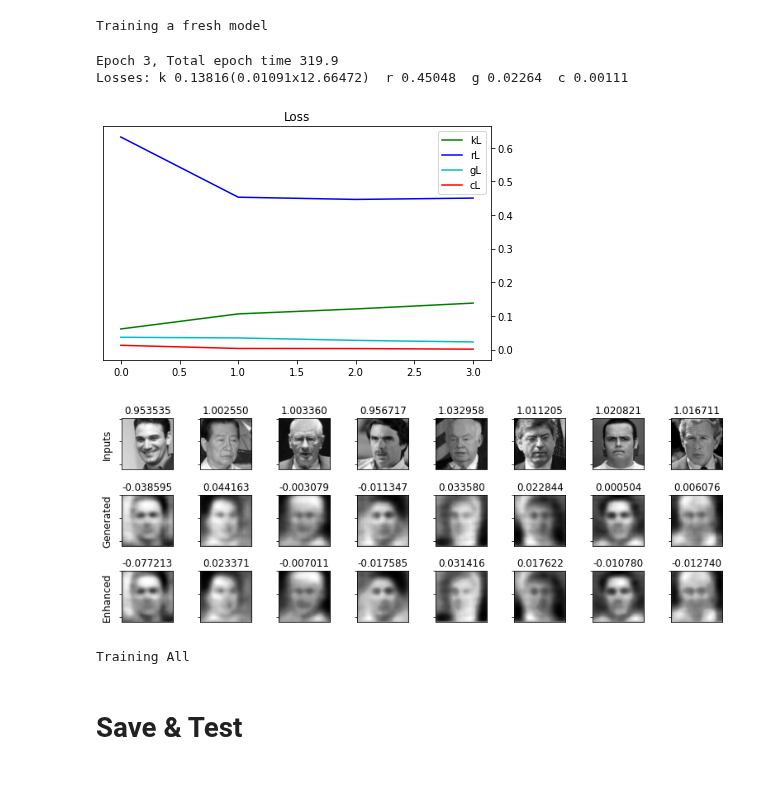
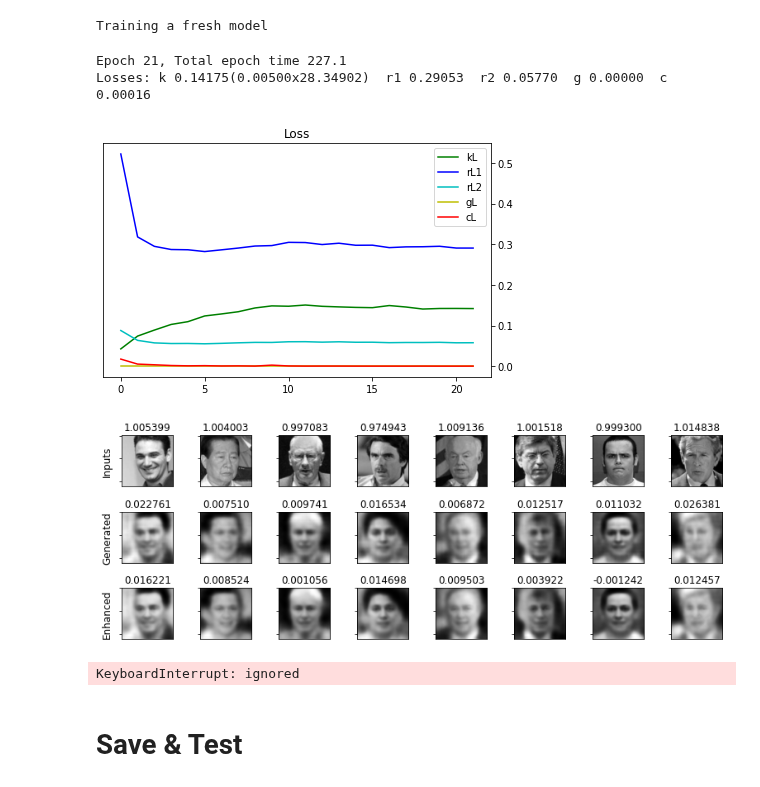
Before and after one commit to willtc111/StoicNet, a Jupyter notebook: Trainer.ipynb, the cells around one changed output. Drawn from its saved outputs; the diff is of its cells as text; code cells hidden in the pictures.

Commit message:
Getting slightly better images with residual and just MSE!

```diff
--- a/Trainer.ipynb
+++ b/Trainer.ipynb
@@ -274,18 +271,18 @@ class Enhancer(tf.keras.Model):
             tf.keras.layers.Conv2D(
                 filters=num_filters, kernel_size=3, strides=(1, 1), padding="SAME", use_bias=False, kernel_initializer=init),
             tf.keras.layers.BatchNormalization(),
-            tf.keras.layers.ReLU(),
+            tf.keras.layers.PReLU(),
         ], name="grow")
 
         self.enhance1 = tf.keras.models.Sequential(layers=[
             tf.keras.layers.InputLayer(input_shape=(IMG_HEIGHT, IMG_WIDTH, num_filters)),
 
-            tf.keras.layers.Conv2D(
+            tf.keras.layers.Conv2DTranspose(
                 filters=num_filters, kernel_size=3, strides=(1,1), padding="SAME", use_bias=False, kernel_initializer=init),
             tf.keras.layers.BatchNormalization(),
             tf.keras.layers.ReLU(),
 
-            tf.keras.layers.Conv2D(
+            tf.keras.layers.Conv2DTranspose(
                 filters=num_filters, kernel_size=3, strides=(1, 1), padding="SAME", use_bias=False, kernel_initializer=init),
             tf.keras.layers.BatchNormalization(),
         ], name="enhance1")
@@ -296,12 +293,12 @@ class Enhancer(tf.keras.Model):
             tf.keras.layers.InputLayer(input_shape=(IMG_HEIGHT, IMG_WIDTH, num_filters)),
             tf.keras.layers.ReLU(),
 
-            tf.keras.layers.Conv2D(
+            tf.keras.layers.Conv2DTranspose(
                 filters=num_filters, kernel_size=3, strides=(1,1), padding="SAME", use_bias=False, kernel_initializer=init),
             tf.keras.layers.BatchNormalization(),
             tf.keras.layers.ReLU(),
 
-            tf.keras.layers.Conv2D(
+            tf.keras.layers.Conv2DTranspose(
                 filters=num_filters, kernel_size=3, strides=(1, 1), padding="SAME", use_bias=False, kernel_initializer=init),
             tf.keras.layers.BatchNormalization(),
         ], name="enhance2")
@@ -577,13 +552,14 @@ def display_imgs_ratings(test_input, epoch=-1):
 
 
 def plot_ALL_loss(ls):
-    kl, rl, gl, cl = zip(*ls)
+    kl, rl1, rl2, gl, cl = zip(*ls)
     fig = plt.figure()
     ax = fig.add_subplot(111)
     ax.yaxis.tick_right()
     plt.plot(kl, '-g', label='kL')
-    plt.plot(rl, '-b', label='rL')
-    plt.plot(gl, '-c', label='gL')
+    plt.plot(rl1, '-b', label='rL1')
+    plt.plot(rl2, '-c', label='rL2')
+    plt.plot(gl, '-y', label='gL')
     plt.plot(cl, '-r', label='cL')
     plt.title("Loss")
     plt.legend()
@@ -672,7 +648,7 @@ critic built
 FRESH = True
 if not FRESH:
     load_StoicNet("TEMP_SAVE")
-    startEpoch = 90
+    startEpoch = 20
     print("Training loaded model from epoch {}".format(startEpoch))
 else:
     print("Training a fresh model")
@@ -681,28 +657,30 @@ else:
 Training a fresh model
 # %%
 # Wkl (aka beta) weighs KL Divergence loss, limiting encoding capacity
-Wkl = tf.convert_to_tensor(0.03, dtype=tf.float32)
-max_Wkl = 0.03
+Wkl = tf.convert_to_tensor(0.005, dtype=tf.float32)
+max_Wkl = 0.005
 Wkl_ramp_start = -1   # Ramps up
 Wkl_ramp_end = 10
 # Tried:
 # 0.001 (too low with Wrl=5, Wgl=1)
 # 0.01 ( better  with Wrl=5, Wgl=0.5)
 # 0.05 (too high with Wrl=5, Wgl=0.25)
-# 0.03 ( ______  with Wrl=5, Wgl=0.25)
+# 0.03 (too high with Wrl=5, Wgl=0.25)
+# 0.02 (too high with Wrl=5, Wgl=0 -> .75)(enhancing)
+# 0.005 (too high with Wrl=5, Wgl=0 -> .75)(enhancing)
 
 
-# Wrl weighs reconstruction loss
+# Wrl weighs reconstruction loss 1
 Wrl = tf.convert_to_tensor(5.0, dtype=tf.float32)
 max_Wrl = 5.0
 Wrl_ramp_start = 1   # Ramps up
 Wrl_ramp_end = 15
 
-# Wgl weighs gan loss for generator
+# Wgl weighs gan loss vs reconstruction loss 2 for generator
 Wgl = tf.convert_to_tensor(1.0, dtype=tf.float32)
-max_Wrl = 1.0
-Wrl_ramp_start = 1   # Ramps up
-Wrl_ramp_end = 15
+max_Wgl = 0.75
+Wgl_ramp_start = 75   # Ramps up
+Wgl_ramp_end = 100
 
 ls = []
 bestLoss = 999999.9
@@ -711,6 +689,8 @@ for epoch in range(startEpoch, epochs):
     # Train
     Wkl = min(max_Wkl, max_Wkl * (max(0, (epoch - Wkl_ramp_start)) / (Wkl_ramp_end - Wkl_ramp_start)))
     Wkl = tf.convert_to_tensor(Wkl, dtype=tf.float32)
+    Wgl = min(max_Wgl, max_Wgl * (max(0, (epoch - Wgl_ramp_start)) / (Wgl_ramp_end - Wgl_ramp_start)))
+    Wgl = tf.convert_to_tensor(Wgl, dtype=tf.float32)
 
     for training_round in range(0, extra_critic_training_rounds):
         print("\nTraining Critic Round {}".format(training_round), end="")
@@ -746,18 +726,20 @@ for epoch in range(startEpoch, epochs):
     print("\nTesting All", end="")
     batchCounter = 0
     kloss = tf.keras.metrics.Mean()
-    rloss = tf.keras.metrics.Mean()
+    rloss1 = tf.keras.metrics.Mean()
+    rloss2 = tf.keras.metrics.Mean()
     gloss = tf.keras.metrics.Mean()
     closs = tf.keras.metrics.Mean()
     for image_features in parsed_test:
         image_raw = image_features['image']
 
-        kl, rl, gl, cl = compute_ALL_loss(
+        kl, rl1, rl2, gl, cl = compute_ALL_loss(
             encoder, decoder, enhancer, critic,
             image_raw)
 
         kloss(kl)
-        rloss(rl)
+        rloss1(rl1)
+        rloss2(rl2)
         gloss(gl)
         closs(cl)
 
@@ -765,44 +747,45 @@ for epoch in range(startEpoch, epochs):
         if batchCounter % 10 == 0:
             print(".", end="")
 
     kl_base = kloss.result().numpy()
     kl = tf.math.multiply(kloss.result(), Wkl).numpy()
-    rl = tf.math.multiply(rloss.result(), Wrl).numpy()
+    rl1 = tf.math.multiply(rloss1.result(), Wrl).numpy()
+    rl2 = tf.math.multiply(rloss2.result(), 1-Wgl).numpy()
     gl = tf.math.multiply(gloss.result(), Wgl).numpy()
     cl = closs.result().numpy()
-    ls = ls + [(kl, rl, gl, cl)]
+    ls = ls + [(kl, rl1, rl2, gl, cl)]
 
     end_time = time.time()
 
     # Output
     display.clear_output(wait=False)
     print('Epoch {0}, Total epoch time {1:.1f}'.format(epoch, end_time-start_time))
-    print('Losses: k {0:.5f}({1:.5f}x{2:.5f})  r {3:.5f}  g {4:.5f}  c {5:.5f}'.format(
-            kl, Wkl, kl_base, rl, gl, cl))
+    print('Losses: k {0:.5f}({1:.5f}x{2:.5f})  r1 {3:.5f}  r2 {4:.5f}  g {5:.5f}  c {6:.5f}'.format(
+            kl, Wkl, kl_base, rl1, rl2, gl, cl))
     plot_ALL_loss(ls)
     display_imgs_ratings(random_images_for_generation)
     #save_images(epoch, random_vector_for_generation)
     #display_novel_images()
 
     # Save the model from time to time or if you get a new record (after sufficient training)
-    if epoch > 20 and kl + rl + gl < bestLoss:
-        bestLoss = kl + rl + gl
+    if epoch > 20 and kl + rl2 + gl < bestLoss:
+        bestLoss = kl + rl2 + gl
         save_StoicNet("TEMP_BEST_MODEL")
         print("*Saved new best*")
     if (epoch + 1) % 25 == 0:
         display_feature_changes(epoch+1)
         save_StoicNet("TEMP_SAVE")
     elif (epoch + 1) % 5 == 0:
         save_StoicNet("TEMP_SAVE")
 
     tf.keras.backend.clear_session()
     start_time = time.time()
 # %% [output]
-Epoch 3, Total epoch time 319.9
-Losses: k 0.13816(0.01091x12.66472)  r 0.45048  g 0.02264  c 0.00111
+Epoch 21, Total epoch time 227.1
+Losses: k 0.14175(0.00500x28.34902)  r1 0.29053  r2 0.05770  g 0.00000  c 0.00016
-[figure, old version]
+[figure, new version]
-[figure, old version]
+[figure, new version]
-Training All
+KeyboardInterrupt: ignored
 # %% [markdown]
 # Save & Test
 # %%
```
Also changed, not shown: parts of 3 cells of this notebook.
